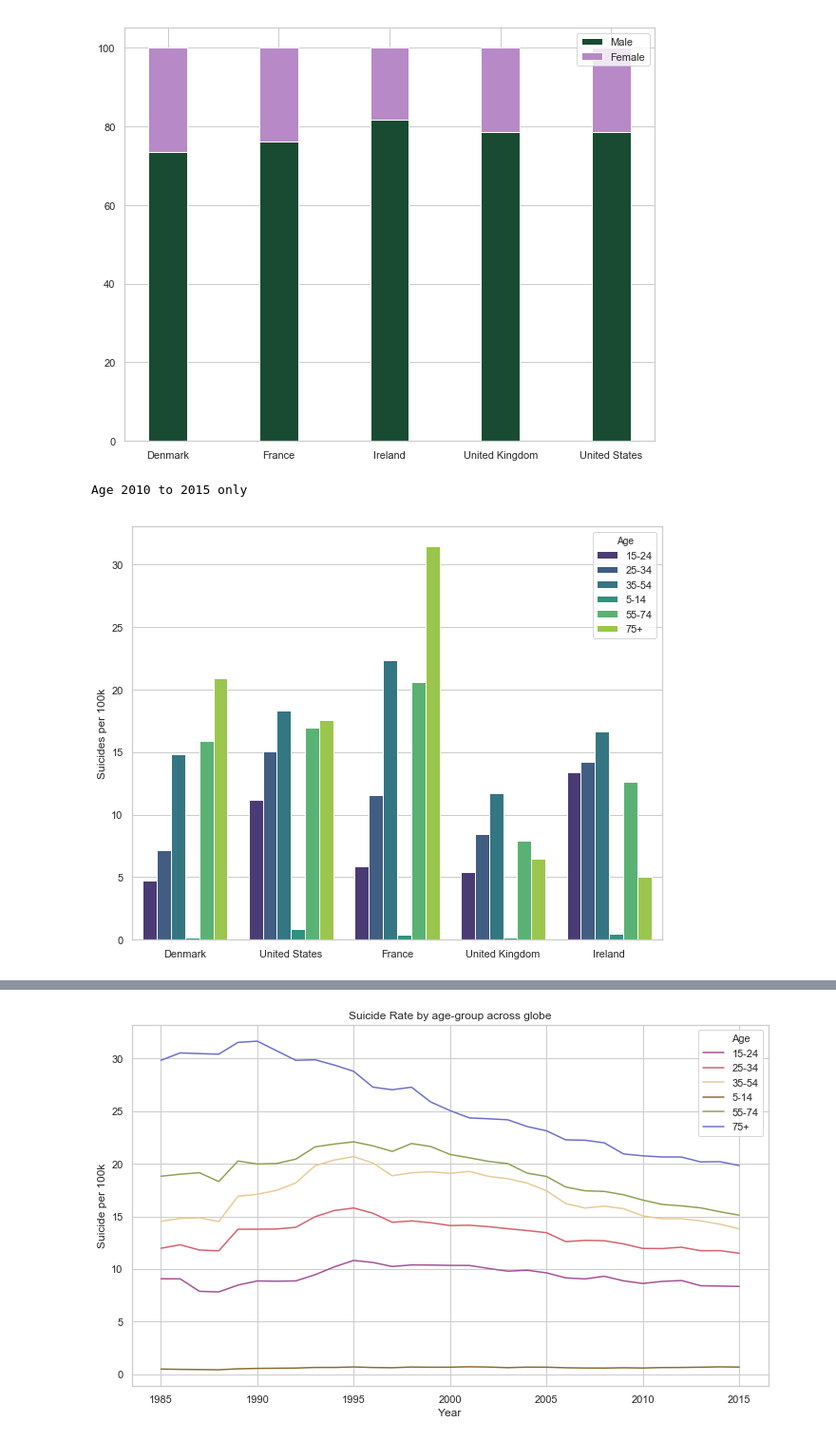
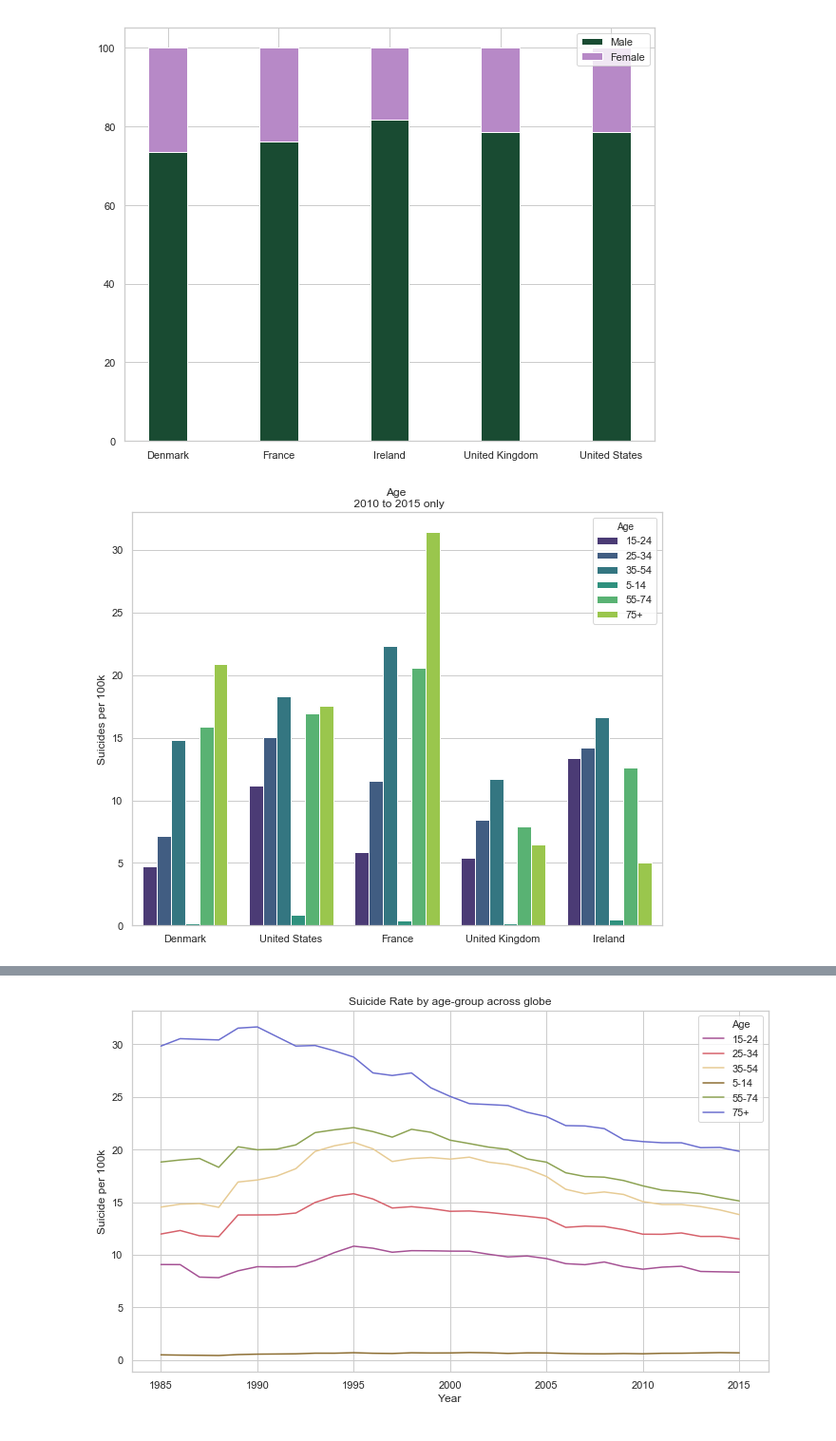
Before and after one commit to vaishali-vcs/DataScienceFoundation_Project, a Jupyter notebook: SuicideDataAnalysis.ipynb, the cells around one changed output, grey strips where cells are left out. Shown at 95% size. Drawn from its saved outputs; the diff is of its cells as text; code cells hidden in the pictures.

```diff
--- a/SuicideDataAnalysis.ipynb
+++ b/SuicideDataAnalysis.ipynb
@@ -502,17 +539,17 @@ Proportion of suicides that were Male & Female
 # %%
 recent_age_df = train[(train.Year>=2010) & ((train.Country=='Denmark') | (train.Country=='Ireland') | (train.Country=='United Kingdom') | (train.Country=='France') | (train.Country=='United States'))][['Country','Age','Sex','suicides_no','population']]
 recent_age_df = pd.DataFrame({"suicides_per_100k": recent_age_df.groupby(['Country','Age'])['suicides_no'].sum()
                                           / recent_age_df.groupby(['Country','Age'])['population'].sum() * 100000,
 
                                 })
 recent_age_df = recent_age_df.reset_index().sort_values('Age')
-print('Age 2010 to 2015 only')
+
 plt.figure(figsize=(10, 8));
 g=sb.barplot(x = 'Country', y='suicides_per_100k',hue='Age',data = recent_age_df, palette='viridis');
-g.set( ylabel = "Suicides per 100k", xlabel='');
+
+g.set(title='Age \n 2010 to 2015 only', ylabel = "Suicides per 100k", xlabel='');
 # %% [output]
-Age 2010 to 2015 only
-[figure, old version]
+[figure, new version]
 # %%
 recent_sex_age_df = train[(train.Year>=2010) & ((train.Country=='Denmark') | (train.Country=='Ireland') | (train.Country=='United Kingdom') | (train.Country=='France') | (train.Country=='United States'))][['Country','Age','Sex','suicides_no','population']]
 recent_sex_age_df = pd.DataFrame({"suicides_per_100k": recent_sex_age_df.groupby(['Country','Age','Sex'])['suicides_no'].sum()
```
Also changed, not shown: parts of 22 cells of this notebook.
